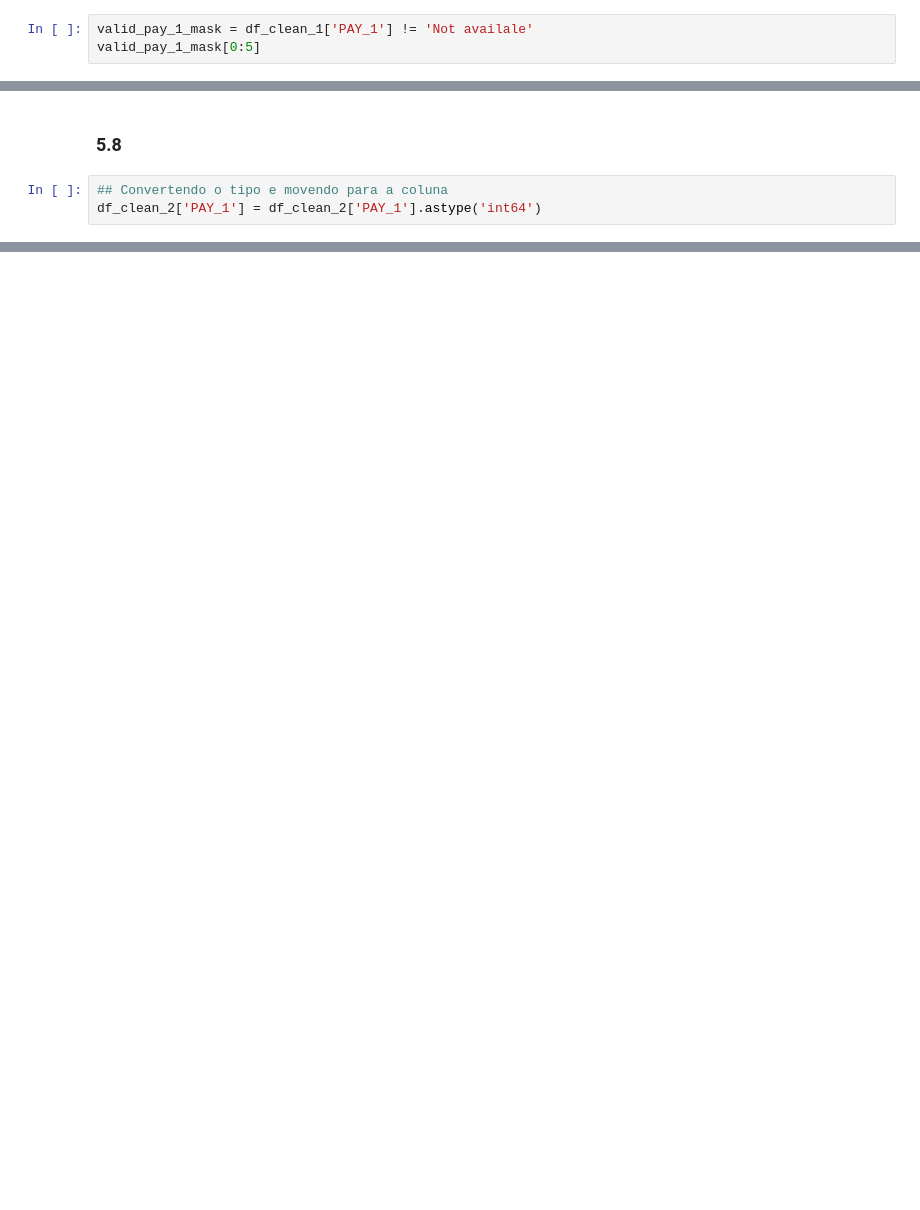
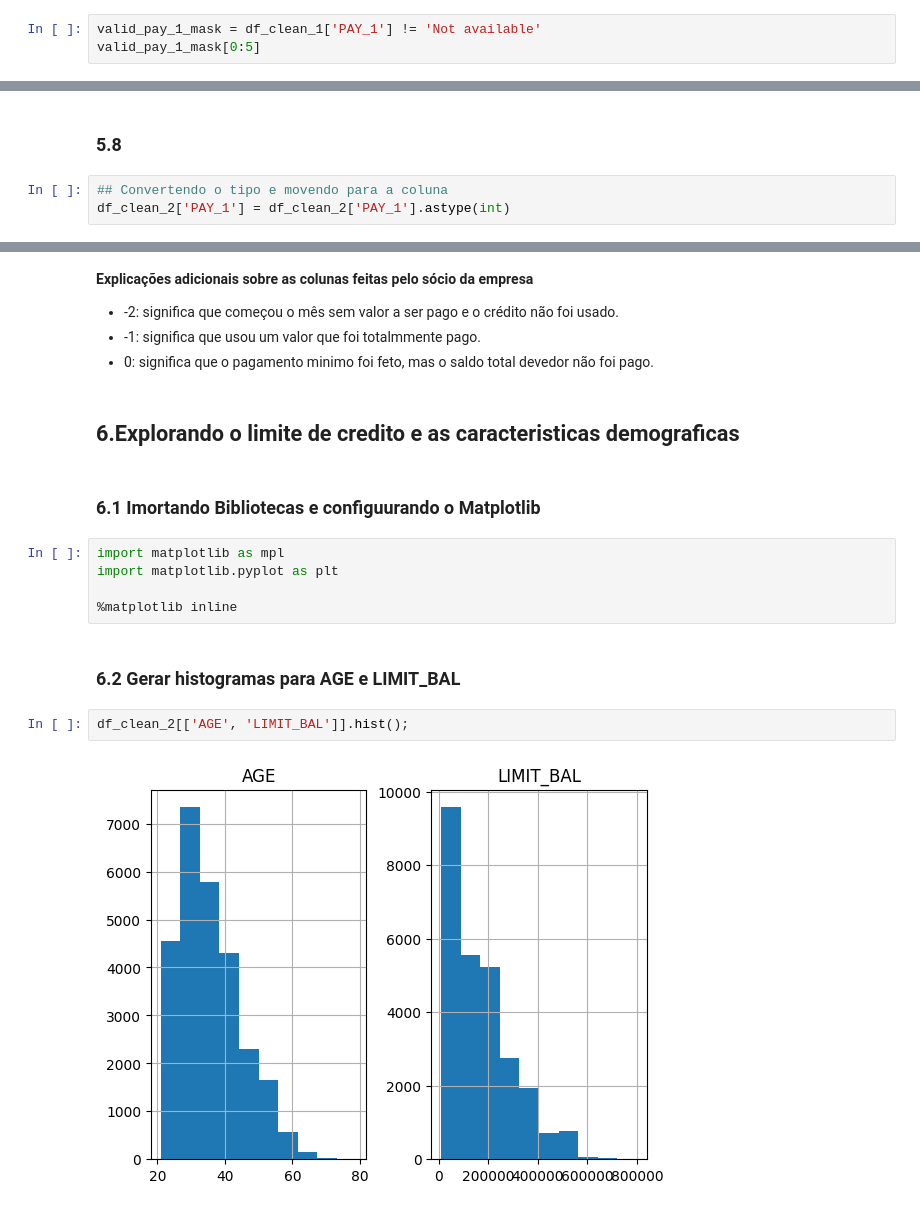
Before and after one commit to Geovani-Cp/curso-git, a Jupyter notebook: PrimeiroProjetoAnaliseDeDados.ipynb, the cells around one changed output, grey strips where cells are left out. Saved outputs shown, nothing was run; the diff lists cells and outputs as text; blank space fills up the shorter version.

```diff
--- a/PrimeiroProjetoAnaliseDeDados.ipynb
+++ b/PrimeiroProjetoAnaliseDeDados.ipynb
@@ -271,7 +271,7 @@ dtype: int64
 # %% [markdown]
 ### 5.4 Criar a mascara Booleana para remover valore ausentes
 # %%
-valid_pay_1_mask = df_clean_1['PAY_1'] != 'Not availale'
+valid_pay_1_mask = df_clean_1['PAY_1'] != 'Not available'
 valid_pay_1_mask[0:5]
 # %% [output]
 |  | PAY_1 |
@@ -301,4 +301,4 @@ df_clean_2.shape
 ### 5.8
 # %%
 ## Convertendo o tipo e movendo para a coluna
-df_clean_2['PAY_1'] = df_clean_2['PAY_1'].astype('int64')
+df_clean_2['PAY_1'] = df_clean_2['PAY_1'].astype(int)
@@ -306,0 +317,21 @@ ValueError: invalid literal for int() with base 10: 'Not available'
+# %% [markdown]
+**Explicações adicionais sobre as colunas  feitas pelo sócio da empresa**
+
+* -2: significa que começou o mês sem valor a ser pago e o crédito não foi usado.
+* -1: significa que usou um valor que foi totalmmente pago.
+* 0: significa que o pagamento minimo foi feto, mas o saldo total devedor não foi pago.
+# %% [markdown]
+## 6.Explorando o limite de credito e as caracteristicas demograficas
+# %% [markdown]
+### 6.1 Imortando Bibliotecas e configuurando o Matplotlib
+# %%
+import matplotlib as mpl
+import matplotlib.pyplot as plt
+
+%matplotlib inline
+# %% [markdown]
+### 6.2 Gerar histogramas para AGE e LIMIT_BAL
+# %%
+df_clean_2[['AGE', 'LIMIT_BAL']].hist();
+# %% [output]
+[figure, added]
```
Also changed, not shown: parts of 12 cells of this notebook.
